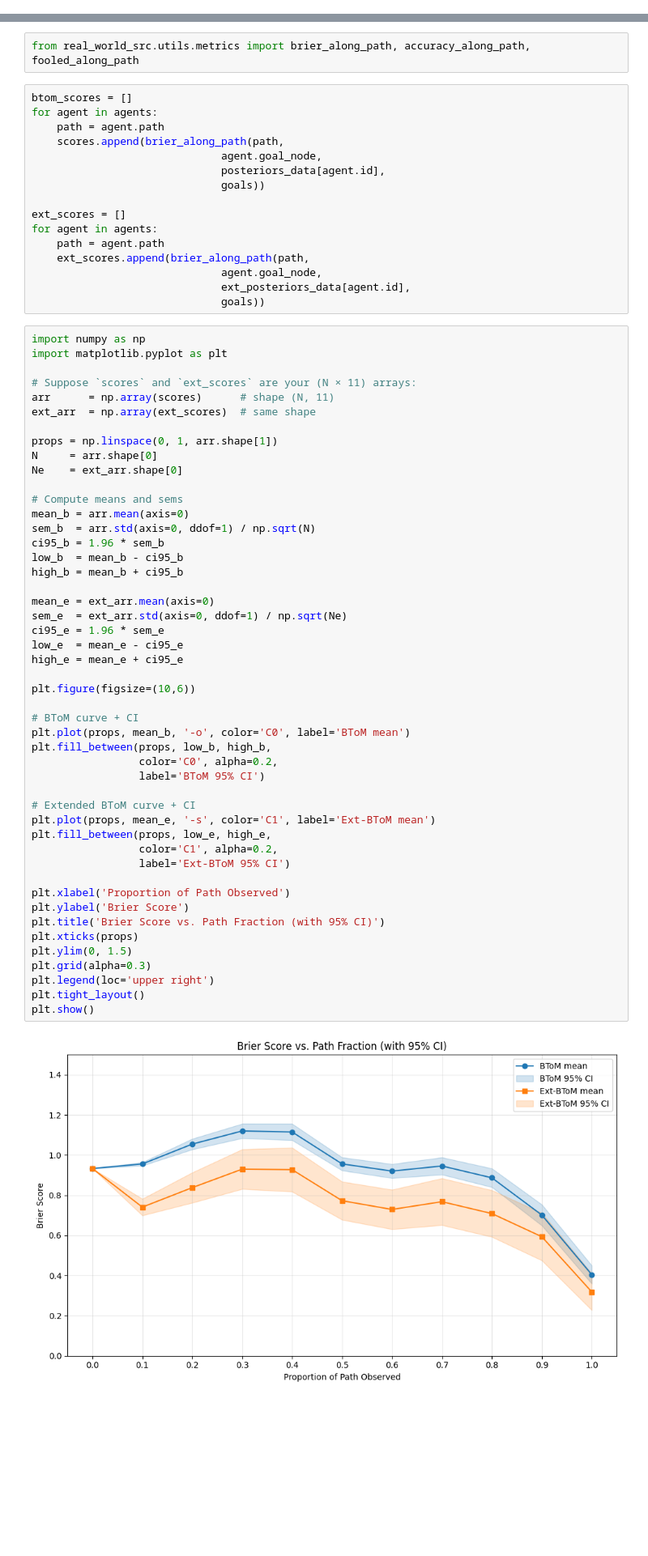
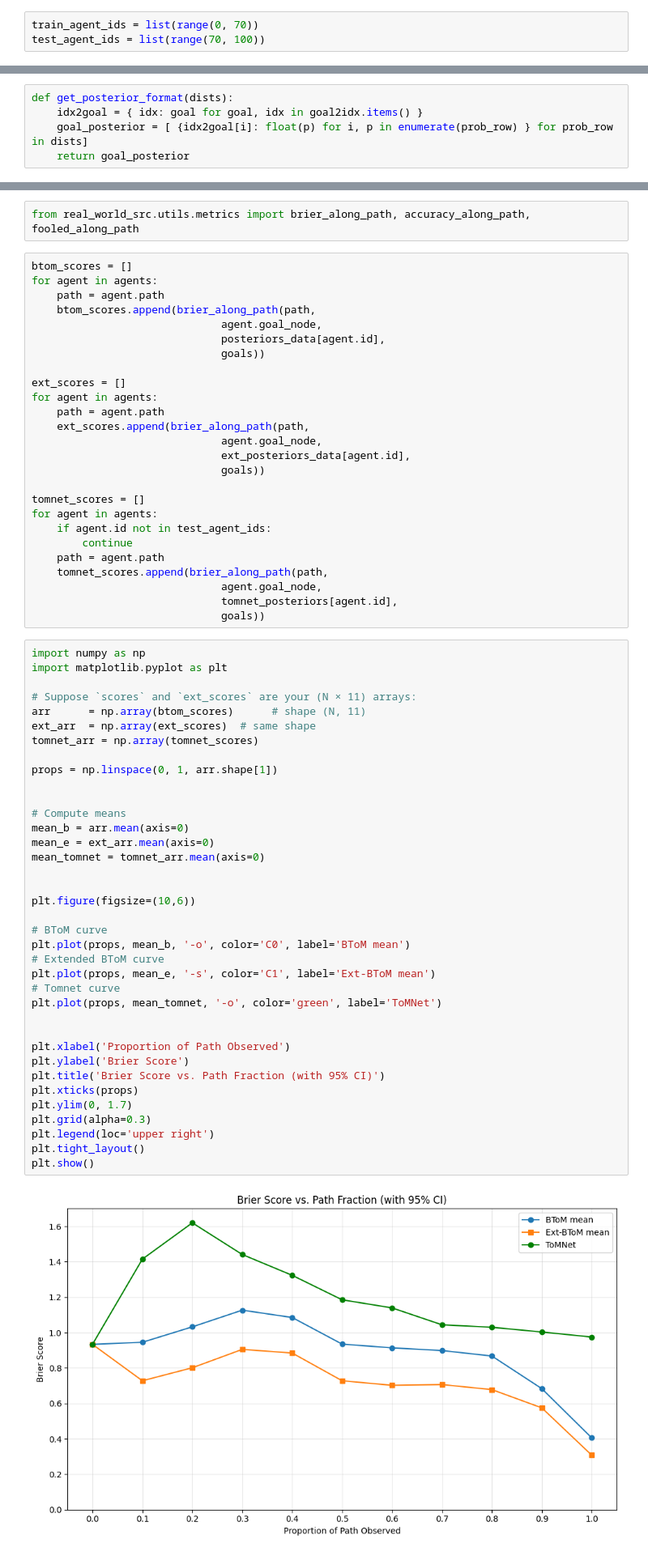
Before and after one commit to NigelDoering/Theory-of-mind, a Jupyter notebook: notebooks/Campus_Experiment_1.ipynb, the cells around one changed output, grey strips where cells are left out. Shown at 81% size. Cells and saved outputs as stored; diff of their text form; blank space fills up the shorter version.

```diff
--- a/notebooks/Campus_Experiment_1.ipynb
+++ b/notebooks/Campus_Experiment_1.ipynb
@@ -264,0 +319,3 @@ for agent in agents:
+# %%
+train_agent_ids = list(range(0, 70))
+test_agent_ids = list(range(70, 100))
@@ -264,0 +371,5 @@ for agent in agents:
+# %%
+def get_posterior_format(dists):
+    idx2goal = { idx: goal for goal, idx in goal2idx.items() }
+    goal_posterior = [ {idx2goal[i]: float(p) for i, p in enumerate(prob_row) } for prob_row in dists]
+    return goal_posterior
@@ -271,7 +429,7 @@ from real_world_src.utils.metrics import brier_along_path, accuracy_along_path,
 btom_scores = []
 for agent in agents:
     path = agent.path
-    scores.append(brier_along_path(path,
+    btom_scores.append(brier_along_path(path,
                               agent.goal_node,
                               posteriors_data[agent.id],
                               goals))
@@ -283,56 +441,55 @@ for agent in agents:
                               agent.goal_node,
                               ext_posteriors_data[agent.id],
                               goals))
+
+tomnet_scores = []
+for agent in agents:
+    if agent.id not in test_agent_ids:
+        continue
+    path = agent.path
+    tomnet_scores.append(brier_along_path(path,
+                              agent.goal_node,
+                              tomnet_posteriors[agent.id],
+                              goals))
 # %%
 import numpy as np
 import matplotlib.pyplot as plt
 
 # Suppose `scores` and `ext_scores` are your (N × 11) arrays:
-arr      = np.array(scores)      # shape (N, 11)
+arr      = np.array(btom_scores)      # shape (N, 11)
 ext_arr  = np.array(ext_scores)  # same shape
+tomnet_arr = np.array(tomnet_scores)
 
 props = np.linspace(0, 1, arr.shape[1])
-N     = arr.shape[0]
-Ne    = ext_arr.shape[0]
 
-# Compute means and sems
+
+# Compute means
 mean_b = arr.mean(axis=0)
-sem_b  = arr.std(axis=0, ddof=1) / np.sqrt(N)
-ci95_b = 1.96 * sem_b
-low_b  = mean_b - ci95_b
-high_b = mean_b + ci95_b
+mean_e = ext_arr.mean(axis=0)
+mean_tomnet = tomnet_arr.mean(axis=0)
 
-mean_e = ext_arr.mean(axis=0)
-sem_e  = ext_arr.std(axis=0, ddof=1) / np.sqrt(Ne)
-ci95_e = 1.96 * sem_e
-low_e  = mean_e - ci95_e
-high_e = mean_e + ci95_e
 
 plt.figure(figsize=(10,6))
 
-# BToM curve + CI
+# BToM curve
 plt.plot(props, mean_b, '-o', color='C0', label='BToM mean')
-plt.fill_between(props, low_b, high_b,
-                 color='C0', alpha=0.2,
-                 label='BToM 95% CI')
+# Extended BToM curve
+plt.plot(props, mean_e, '-s', color='C1', label='Ext-BToM mean')
+# Tomnet curve
+plt.plot(props, mean_tomnet, '-o', color='green', label='ToMNet')
 
-# Extended BToM curve + CI
-plt.plot(props, mean_e, '-s', color='C1', label='Ext-BToM mean')
-plt.fill_between(props, low_e, high_e,
-                 color='C1', alpha=0.2,
-                 label='Ext-BToM 95% CI')
 
 plt.xlabel('Proportion of Path Observed')
 plt.ylabel('Brier Score')
 plt.title('Brier Score vs. Path Fraction (with 95% CI)')
 plt.xticks(props)
-plt.ylim(0, 1.5)
+plt.ylim(0, 1.7)
 plt.grid(alpha=0.3)
 plt.legend(loc='upper right')
 plt.tight_layout()
 plt.show()
 # %% [output]
-[figure, old version]
+[figure, new version]
 # %%
 fooled_scores = []
 for agent in agents:
```
Also changed, not shown: parts of 12 cells of this notebook, 1 other file.
